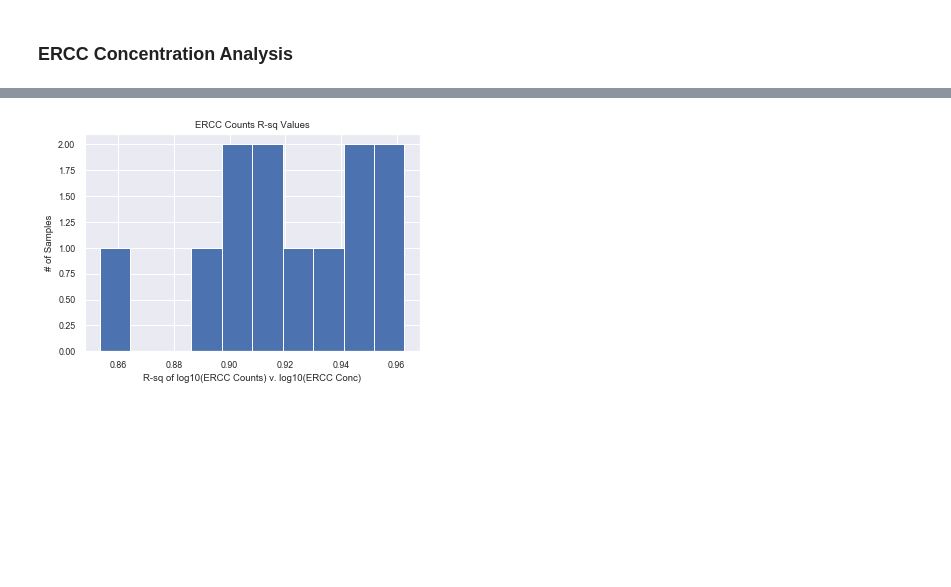
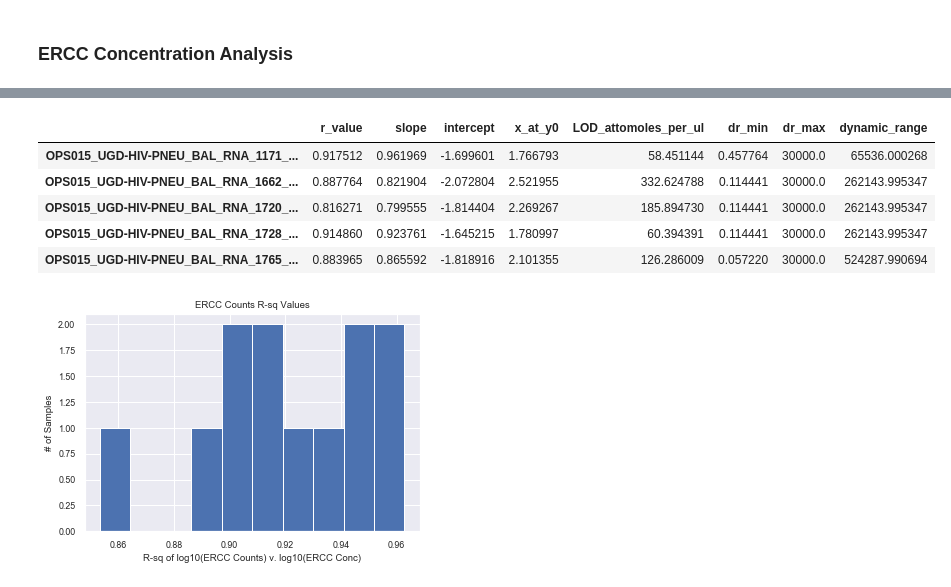
Before and after one commit to chanzuckerberg/czid-notebooks, a Jupyter notebook: QCReport/IDseq QC Report.ipynb, the cells around one changed output, grey strips where cells are left out. Cells and saved outputs as stored; diff of their text form; code cells hidden in the pictures; blank space fills up the shorter version.

```diff
--- a/QCReport/IDseq QC Report.ipynb
+++ b/QCReport/IDseq QC Report.ipynb
@@ -422,3 +521,12 @@ if genecounts_dir:
+# %%
+rsq_eqn_df.head()
+# %% [output]
+|  | r_value | slope | intercept | x_at_y0 | LOD_attomoles_per_ul | dr_min | dr_max | dynamic_range |
+| OPS015_UGD-HIV-PNEU_BAL_RNA_1171_... | 0.917512 | 0.961969 | -1.699601 | 1.766793 | 58.451144 | 0.457764 | 30000.0 | 65536.000268 |
+| OPS015_UGD-HIV-PNEU_BAL_RNA_1662_... | 0.887764 | 0.821904 | -2.072804 | 2.521955 | 332.624788 | 0.114441 | 30000.0 | 262143.995347 |
+| OPS015_UGD-HIV-PNEU_BAL_RNA_1720_... | 0.816271 | 0.799555 | -1.814404 | 2.269267 | 185.894730 | 0.114441 | 30000.0 | 262143.995347 |
+| OPS015_UGD-HIV-PNEU_BAL_RNA_1728_... | 0.914860 | 0.923761 | -1.645215 | 1.780997 | 60.394391 | 0.114441 | 30000.0 | 262143.995347 |
+| OPS015_UGD-HIV-PNEU_BAL_RNA_1765_... | 0.883965 | 0.865592 | -1.818916 | 2.101355 | 126.286009 | 0.057220 | 30000.0 | 524287.990694 |
 # %%
 if genecounts_dir:
 
```
Also changed, not shown: parts of 9 cells of this notebook.
